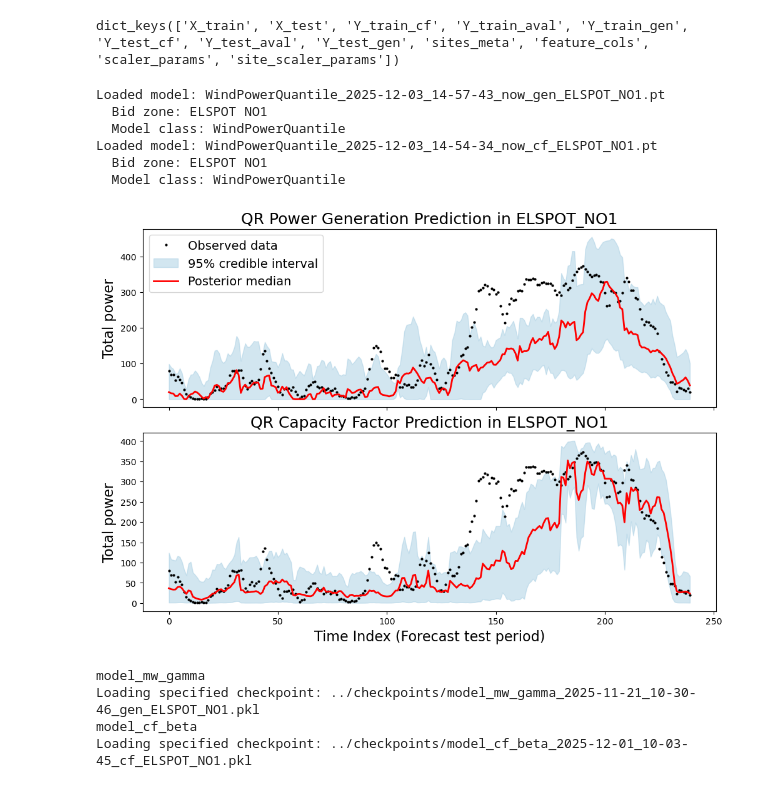
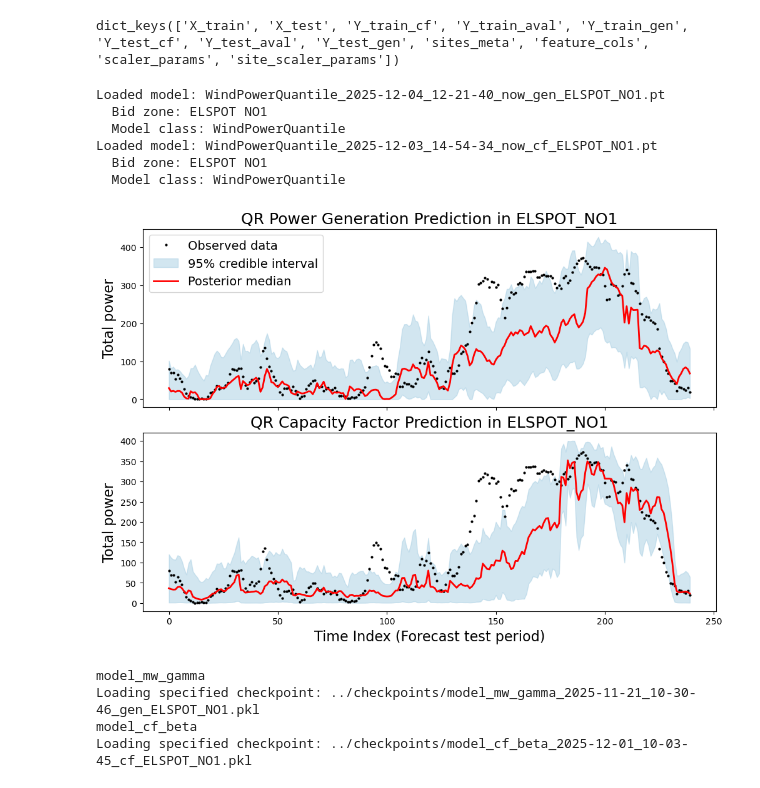
Before and after one commit to noemiwbr/master_thesis, a Jupyter notebook: notebooks/evaluation.ipynb, the cells around one changed output. Saved outputs shown, nothing was run; the diff lists cells and outputs as text; code cells hidden in the pictures.

Commit message:
plots for presentation

```diff
--- a/notebooks/evaluation.ipynb
+++ b/notebooks/evaluation.ipynb
@@ -468,7 +469,8 @@ ax.plot(
 
 # file_name = "WindPowerQuantile_2025-12-02_11-34-46_fore_ELSPOT_NO1"
 # file_name="WindPowerModel_simple_2025-12-02_11-11-30_fore_ELSPOT_NO1"
-file_name = "WindPowerQuantile_2025-12-03_14-57-43_now_gen_ELSPOT_NO1"
+# file_name = "WindPowerQuantile_2025-12-03_14-57-43_now_gen_ELSPOT_NO1"
+file_name = "WindPowerQuantile_2025-12-04_12-21-40_now_gen_ELSPOT_NO1"
 # file_name = "WindPowerQuantile_2025-12-03_14-54-34_now_cf_ELSPOT_NO1"
 # file_name = "WindPowerModel_simple_2025-12-01_10-31-55_ELSPOT_NO1"
 
@@ -515,35 +517,35 @@ forecast, forecast_extended = evaluate_QR(file_name)
 
 ax.fill_between(
     np.arange(24 * len(evaluation_dates)),
     forecast_extended[i]["hdi_lower"].values,
     forecast_extended[i]["hdi_upper"].values,
     color="#A6CEE3",
     alpha=0.5,
     label="95% credible interval",
 )
 
 ax.plot(
     forecast_extended[i]["median"].values, color="red", label="Posterior median", lw=2
 )
 
 ax.set(
     xlabel="Time Index (Forecast test period)",
     ylabel="Total power",
     title=f"QR Capacity Factor Prediction in {bid_zone}",
 )
 ax.title.set_fontsize(18)
 ax.xaxis.label.set_size(16)
 ax.yaxis.label.set_size(16)
 
 plt.show()
 # %% [output]
-Loaded model: WindPowerQuantile_2025-12-03_14-57-43_now_gen_ELSPOT_NO1.pt
+Loaded model: WindPowerQuantile_2025-12-04_12-21-40_now_gen_ELSPOT_NO1.pt
   Bid zone: ELSPOT NO1
   Model class: WindPowerQuantile
 Loaded model: WindPowerQuantile_2025-12-03_14-54-34_now_cf_ELSPOT_NO1.pt
   Bid zone: ELSPOT NO1
   Model class: WindPowerQuantile
-[figure, old version]
+[figure, new version]
 # %%
 fig, axes = plt.subplots(nrows=2, figsize=(10, 7), sharex=True, constrained_layout=True)
 
```
Also changed, not shown: parts of 2 cells of this notebook.
